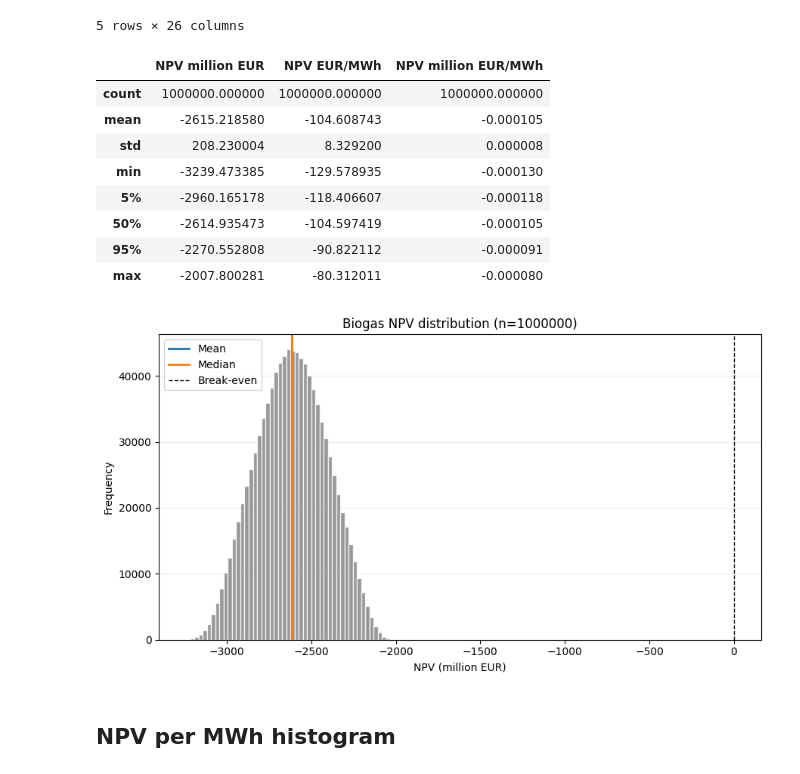
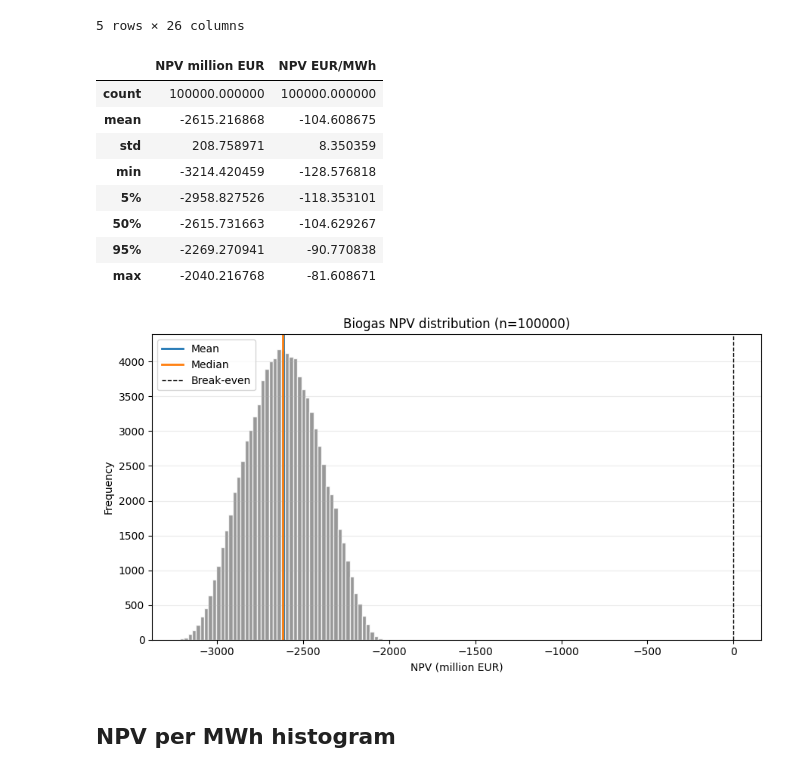
Before and after one commit to Finnzn/Master-Thesis, a Jupyter notebook: notebooks/electricity/plot_biogas_npv.ipynb, the cells around one changed output. Cells and saved outputs as stored; diff of their text form; code cells hidden in the pictures.

```diff
--- a/notebooks/electricity/plot_biogas_npv.ipynb
+++ b/notebooks/electricity/plot_biogas_npv.ipynb
@@ -22,8 +26,8 @@ from electricity.electricity_npv_monte_carlo import simulate_biogas_npv
 # %%
-SAMPLE_SIZE = 1000000
-#RANDOM_SEED = 42
+SAMPLE_SIZE = DEFAULT_SAMPLE_SIZE
+RANDOM_SEED = DEFAULT_RANDOM_SEED
 
-rng = np.random.default_rng()
+rng = np.random.default_rng(RANDOM_SEED)
 simulation = simulate_biogas_npv(size=SAMPLE_SIZE, rng=rng)
 results = pd.DataFrame(simulation)
 
@@ -39,33 +43,28 @@ results.head()
 # %%
 npv_million_eur = results["npv_eur"] / 1_000_000
 npv_eur_per_mwh = results["npv_eur_per_mwh"]
-npv_million_eur_per_mwh = results["npv_million_eur_per_mwh"]
-
 summary = pd.concat(
     [
         npv_million_eur.describe(percentiles=[0.05, 0.5, 0.95]).rename(
             "NPV million EUR"
         ),
         npv_eur_per_mwh.describe(percentiles=[0.05, 0.5, 0.95]).rename(
             "NPV EUR/MWh"
         ),
-        npv_million_eur_per_mwh.describe(percentiles=[0.05, 0.5, 0.95]).rename(
-            "NPV million EUR/MWh"
-        ),
     ],
     axis=1,
 )
 summary
 # %% [output]
-|  | NPV million EUR | NPV EUR/MWh | NPV million EUR/MWh |
-| count | 1000000.000000 | 1000000.000000 | 1000000.000000 |
-| mean | -2615.218580 | -104.608743 | -0.000105 |
-| std | 208.230004 | 8.329200 | 0.000008 |
-| min | -3239.473385 | -129.578935 | -0.000130 |
-| 5% | -2960.165178 | -118.406607 | -0.000118 |
-| 50% | -2614.935473 | -104.597419 | -0.000105 |
-| 95% | -2270.552808 | -90.822112 | -0.000091 |
-| max | -2007.800281 | -80.312011 | -0.000080 |
+|  | NPV million EUR | NPV EUR/MWh |
+| count | 100000.000000 | 100000.000000 |
+| mean | -2615.216868 | -104.608675 |
+| std | 208.758971 | 8.350359 |
+| min | -3214.420459 | -128.576818 |
+| 5% | -2958.827526 | -118.353101 |
+| 50% | -2615.731663 | -104.629267 |
+| 95% | -2269.270941 | -90.770838 |
+| max | -2040.216768 | -81.608671 |
 # %%
 fig, ax = plt.subplots(figsize=(9, 5))
 
@@ -83,7 +82,7 @@ ax.legend()
 fig.tight_layout()
 plt.show()
 # %% [output]
-[figure, old version]
+[figure, new version]
 # %% [markdown]
 ## NPV per MWh histogram
 # %%
```
Also changed, not shown: parts of 5 cells of this notebook, 9 other files.
